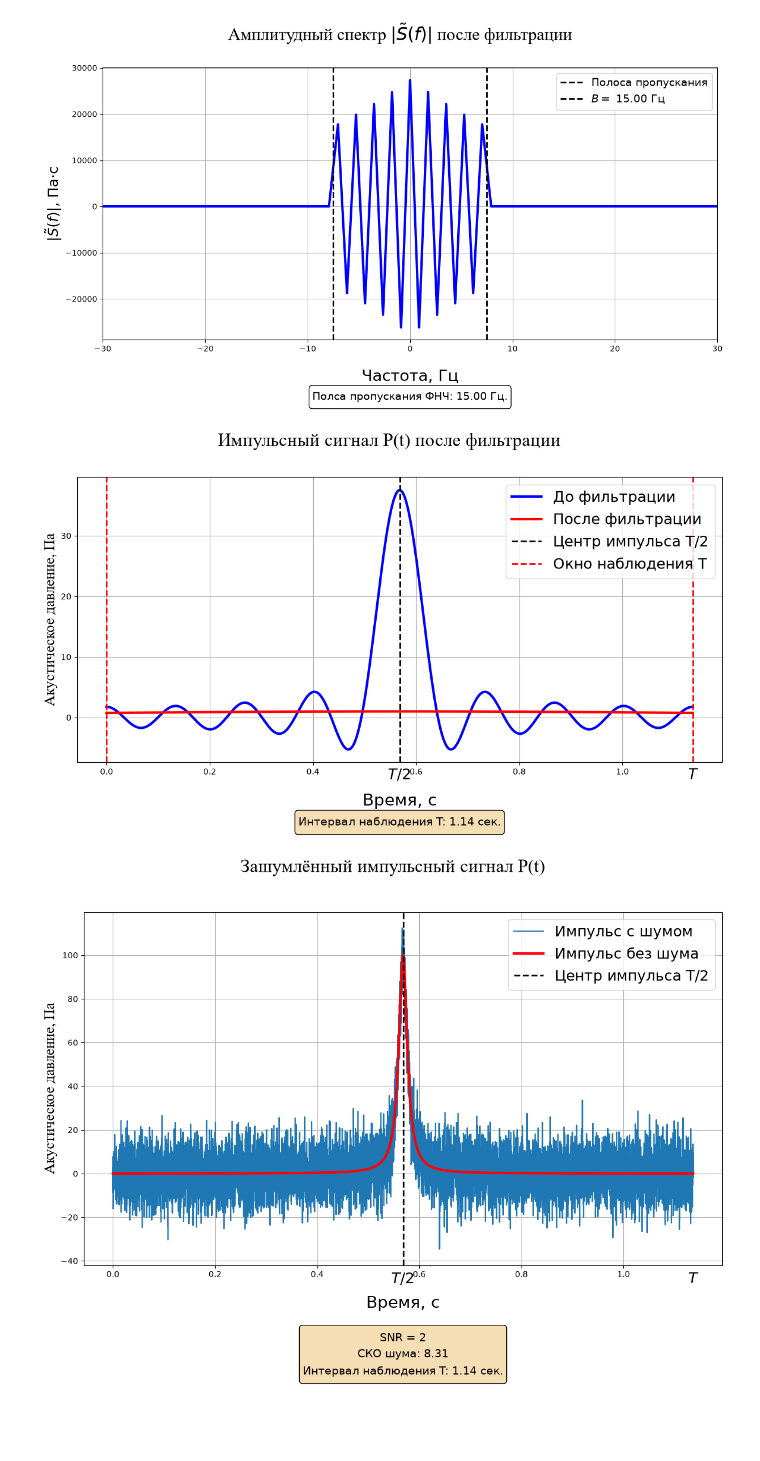
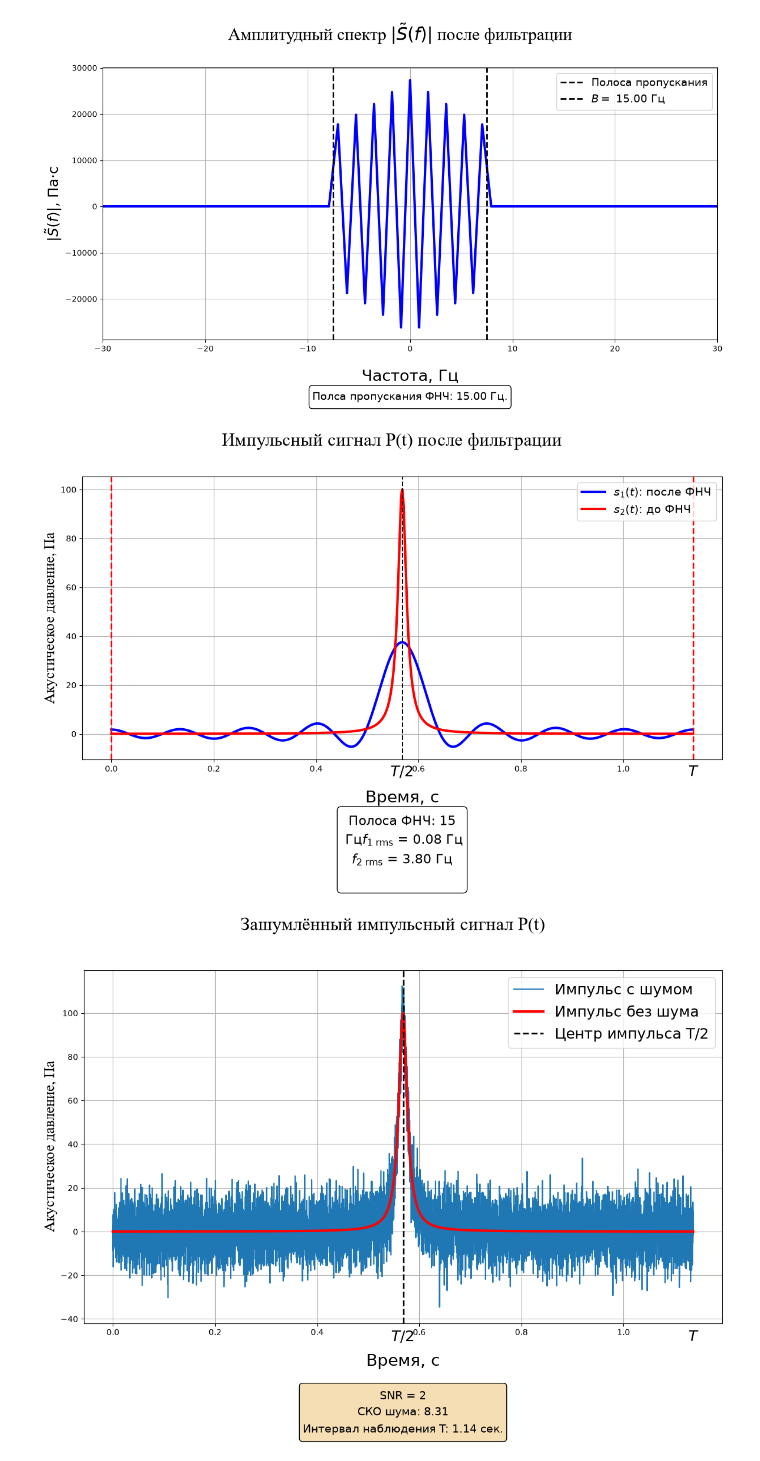
Before and after one commit to veitnemed/piling-main, a Jupyter notebook: notebook.ipynb, the cells around one changed output. Cells and saved outputs as stored; diff of their text form; code cells hidden in the pictures; blank space fills up the shorter version.

```diff
--- a/notebook.ipynb
+++ b/notebook.ipynb
@@ -35,6 +35,12 @@ The autoreload extension is already loaded. To reload it, use:
 pulse_signal = get_impulse_signal(config_parametrs)
 en_signal = calculate_energy(pulse_signal, config_parametrs["time_vector"])
 # %%
+sin_signal = get_sin_signal(config_parametrs)
+
+pulse_signal = get_impulse_signal(config_parametrs)
+pulse_signal_copy = pulse_signal.copy()
+en_signal = calculate_energy(pulse_signal, config_parametrs["time_vector"])
+
 spectrum_signal = calculate_freq_spectr(pulse_signal, cfg.FS)
 f_rms = calculate_f_rms(spectrum_signal, config_parametrs)
 B = 15
@@ -42,6 +48,7 @@ width_rms = 2*f_rms
 spectrum_filtering_signal = spectrum_filtering(spectrum_signal, B)
 
 back_signal = calculate_time_signa(spectrum_filtering_signal)
+f_rms_new = calculate_f_rms(calculate_freq_spectr(back_signal, cfg.FS),config_parametrs)
 # %%
 
 
@@ -245,11 +252,11 @@ fig.subplots_adjust(top=0.85, bottom=0.25)
 
 ax.plot(
     cfg.TIME_VECTOR, back_signal,
-    color="blue", linewidth=3, label="До фильтрации"
+    color="blue", linewidth=3, label=r"$s_\text{1}(t)$: после ФНЧ"
 )
 ax.plot(
-    cfg.TIME_VECTOR, pulse_signal,
-    color="red", linewidth=3, label="После фильтрации"
+    cfg.TIME_VECTOR, pulse_signal_copy,
+    color="red", linewidth=3, label=r"$s_\text{2}(t)$: до ФНЧ"
 )
 
 # Названия осей и заголовок
@@ -265,8 +272,7 @@ fig.suptitle(
 # Центр импульса и отметки времени
 ax.axvline(
     config_parametrs["center_pulse"],
-    color="black", linestyle="--", linewidth=2,
-    label="Центр импульса T/2"
+    color="black", linestyle="--", linewidth=1.5,
 )
 ax.axvline(
     0,
@@ -274,42 +280,45 @@ ax.axvline(
 )
 ax.axvline(
     config_parametrs["duration_all"],
-    color="red", linestyle="--", linewidth=2,
-    label="Окно наблюдения T"
+    color="red", linestyle="--", linewidth=2
 )
 ax.text(
     config_parametrs["center_pulse"], -0.02, r"$T/2$",
     transform=ax.get_xaxis_transform(),
     ha="center", va="top", fontsize=18
 )
 ax.text(
     config_parametrs["duration_all"], -0.02, r"$T$",
     transform=ax.get_xaxis_transform(),
     ha="center", va="top", fontsize=18
 )
 
 ax.grid(True)
-ax.legend(loc="upper right", fontsize=18)
+ax.legend(loc="upper right", fontsize=14)
 
 # Параметры под графиком
 info = (
 
-    f"Интервал наблюдения T: {config_parametrs['duration_all']:.2f} сек."
+    f"Полоса ФНЧ: {B}\n Гц"
+    r"$f_\text{1 rms}$ = " + f"{f_rms:.2f} Гц\n"
+    r"$f_\text{2 rms}$ = " + f"{f_rms_new:.2f} Гц\n"
+
+
 
 )
-
+#ax.set_ylim(-5,2)
 ax.text(
     0.5, -0.18, info,
     transform=ax.transAxes,
-    fontsize=14, linespacing=1.5,
+    fontsize=16, linespacing=1.5,
     ha="center", va="top",
-    bbox=dict(boxstyle="round", facecolor="wheat", alpha=1),
+    bbox=dict(boxstyle="round", facecolor="None", alpha=1),
     clip_on=False
 )
 plt.savefig(fname = f"images/notebook/{title_main}", bbox_inches = 'tight', dpi = 300)
 plt.show()
 # %% [output]
-[figure, old version]
+[figure, new version]
 # %%
 # Построение графика
 
```
Also changed, not shown: parts of 2 cells of this notebook, 3 other files.
